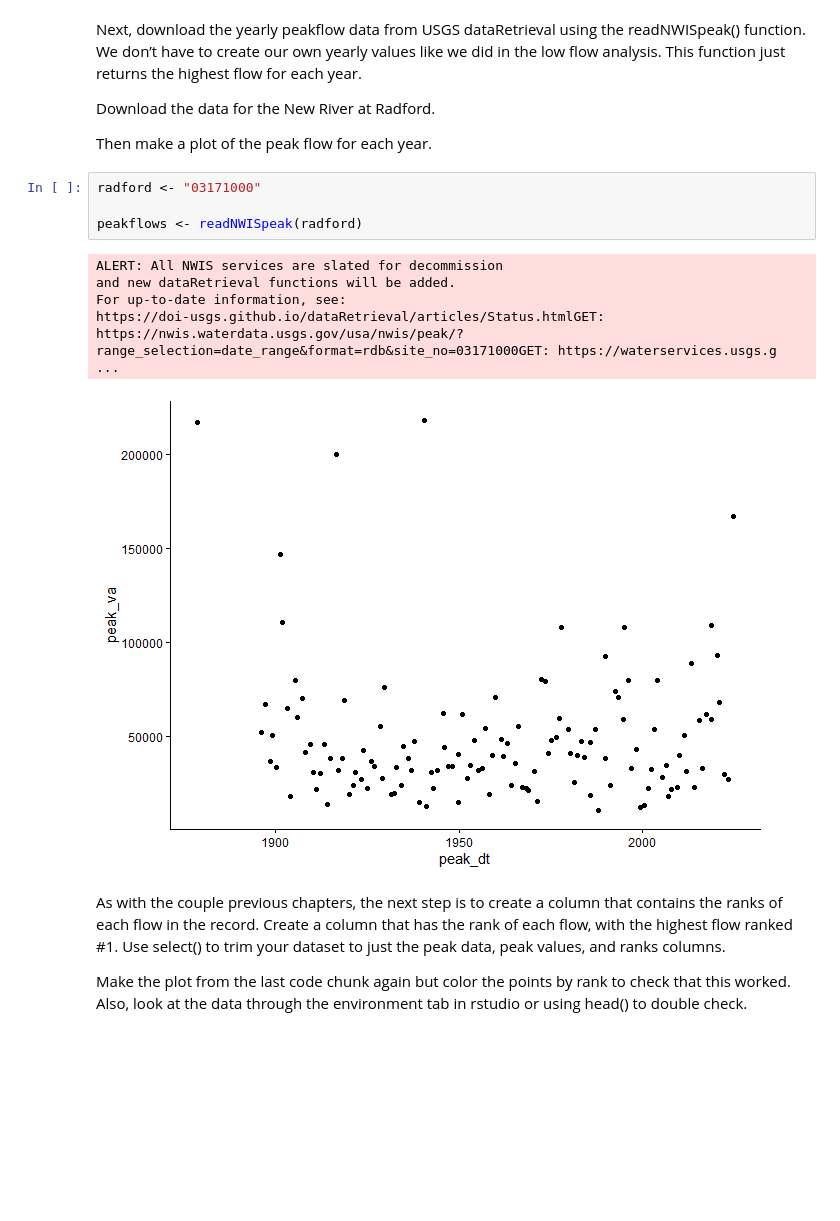
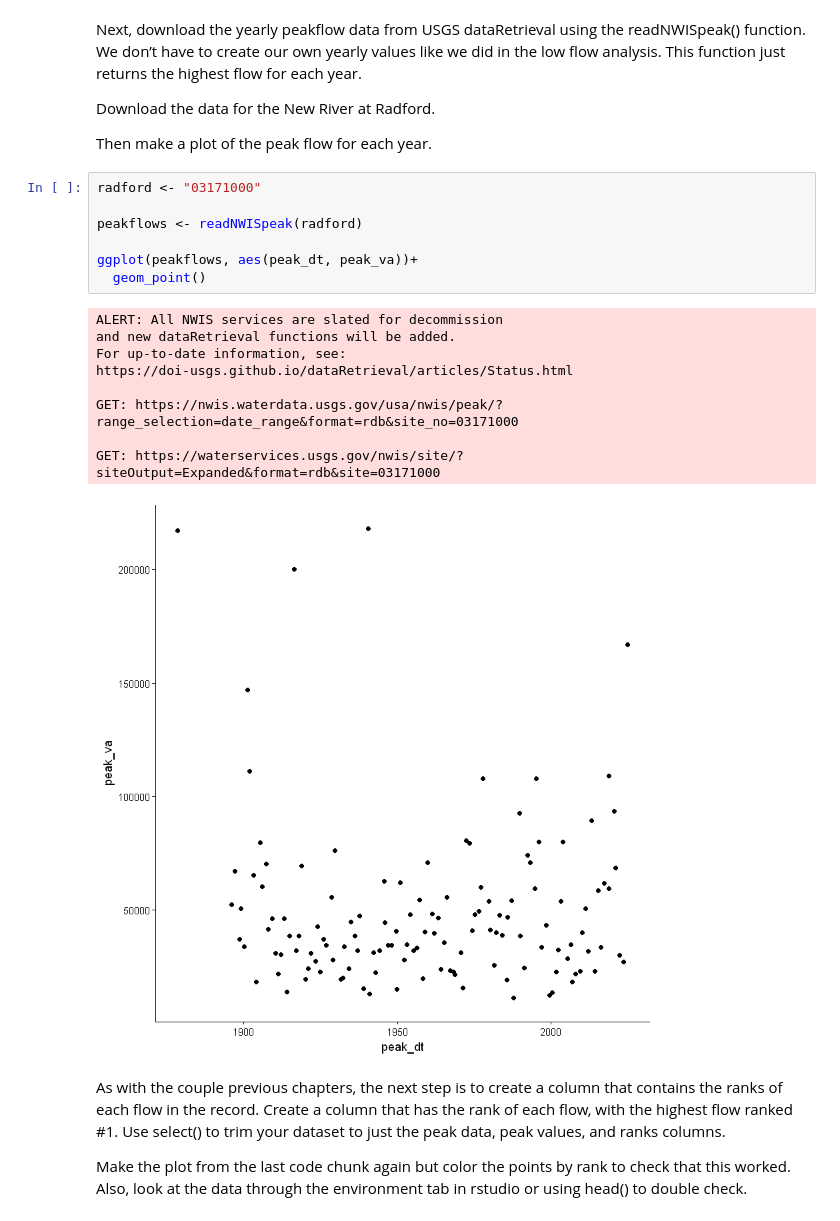
Before and after one commit to VT-Hydroinformatics/11-Flood-Frequency-and-Functions, a Jupyter notebook: 11-Flood_Frequency.ipynb, the cells around one changed output. Saved outputs shown, nothing was run; the diff lists cells and outputs as text; blank space fills up the shorter version.

```diff
--- a/11-Flood_Frequency.ipynb
+++ b/11-Flood_Frequency.ipynb
@@ -41,13 +64,20 @@ Then make a plot of the peak flow for each year.
 # %%
 radford <- "03171000"
 
 peakflows <- readNWISpeak(radford)
+
+ggplot(peakflows, aes(peak_dt, peak_va))+
+  geom_point()
 # %% [output]
 ALERT: All NWIS services are slated for decommission
 and new dataRetrieval functions will be added.
 For up-to-date information, see:
-https://doi-usgs.github.io/dataRetrieval/articles/Status.htmlGET: https://nwis.waterdata.usgs.gov/usa/nwis/peak/?range_selection=date_range&format=rdb&site_no=03171000GET: https://waterservices.usgs.g ...
+https://doi-usgs.github.io/dataRetrieval/articles/Status.html
+
+GET: https://nwis.waterdata.usgs.gov/usa/nwis/peak/?range_selection=date_range&format=rdb&site_no=03171000
+
+GET: https://waterservices.usgs.gov/nwis/site/?siteOutput=Expanded&format=rdb&site=03171000
-[figure, old version]
+[figure, new version]
 # %% [markdown]
 As with the couple previous chapters, the next step is to create a
 column that contains the ranks of each flow in the record. Create a
```
Also changed, not shown: parts of 12 cells of this notebook, 1 other file.
